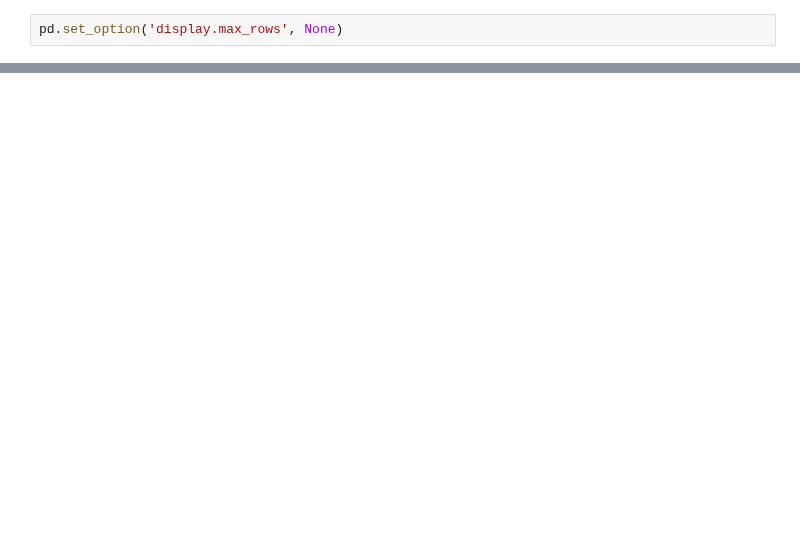
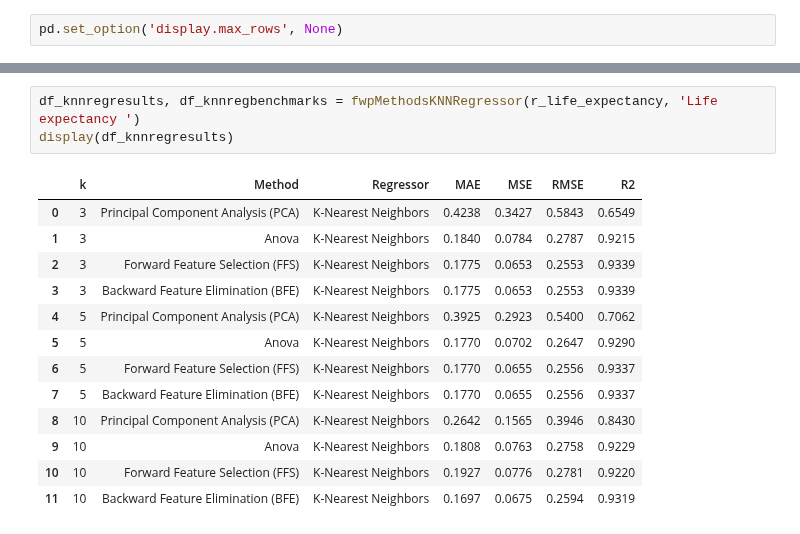
Before and after one commit to murtazaa-hussainn/CSE-602-Machine-Learning-I, a Jupyter notebook: Assignment 2/Excel Assignment.ipynb, the cells around one changed output, grey strips where cells are left out. Cells and saved outputs as stored; diff of their text form; blank space fills up the shorter version.

```diff
--- a/Assignment 2/Excel Assignment.ipynb
+++ b/Assignment 2/Excel Assignment.ipynb
@@ -632,0 +891,17 @@ You can set `force_col_wise=true` to remove the overhead.
+# %%
+df_knnregresults, df_knnregbenchmarks = fwpMethodsKNNRegressor(r_life_expectancy, 'Life expectancy ')
+display(df_knnregresults)
+# %% [output]
+|  | k | Method | Regressor | MAE | MSE | RMSE | R2 |
+| 0 | 3 | Principal Component Analysis (PCA) | K-Nearest Neighbors | 0.4238 | 0.3427 | 0.5843 | 0.6549 |
+| 1 | 3 | Anova | K-Nearest Neighbors | 0.1840 | 0.0784 | 0.2787 | 0.9215 |
+| 2 | 3 | Forward Feature Selection (FFS) | K-Nearest Neighbors | 0.1775 | 0.0653 | 0.2553 | 0.9339 |
+| 3 | 3 | Backward Feature Elimination (BFE) | K-Nearest Neighbors | 0.1775 | 0.0653 | 0.2553 | 0.9339 |
+| 4 | 5 | Principal Component Analysis (PCA) | K-Nearest Neighbors | 0.3925 | 0.2923 | 0.5400 | 0.7062 |
+| 5 | 5 | Anova | K-Nearest Neighbors | 0.1770 | 0.0702 | 0.2647 | 0.9290 |
+| 6 | 5 | Forward Feature Selection (FFS) | K-Nearest Neighbors | 0.1770 | 0.0655 | 0.2556 | 0.9337 |
+| 7 | 5 | Backward Feature Elimination (BFE) | K-Nearest Neighbors | 0.1770 | 0.0655 | 0.2556 | 0.9337 |
+| 8 | 10 | Principal Component Analysis (PCA) | K-Nearest Neighbors | 0.2642 | 0.1565 | 0.3946 | 0.8430 |
+| 9 | 10 | Anova | K-Nearest Neighbors | 0.1808 | 0.0763 | 0.2758 | 0.9229 |
+| 10 | 10 | Forward Feature Selection (FFS) | K-Nearest Neighbors | 0.1927 | 0.0776 | 0.2781 | 0.9220 |
+| 11 | 10 | Backward Feature Elimination (BFE) | K-Nearest Neighbors | 0.1697 | 0.0675 | 0.2594 | 0.9319 |
```
Also changed, not shown: parts of 36 cells of this notebook.
